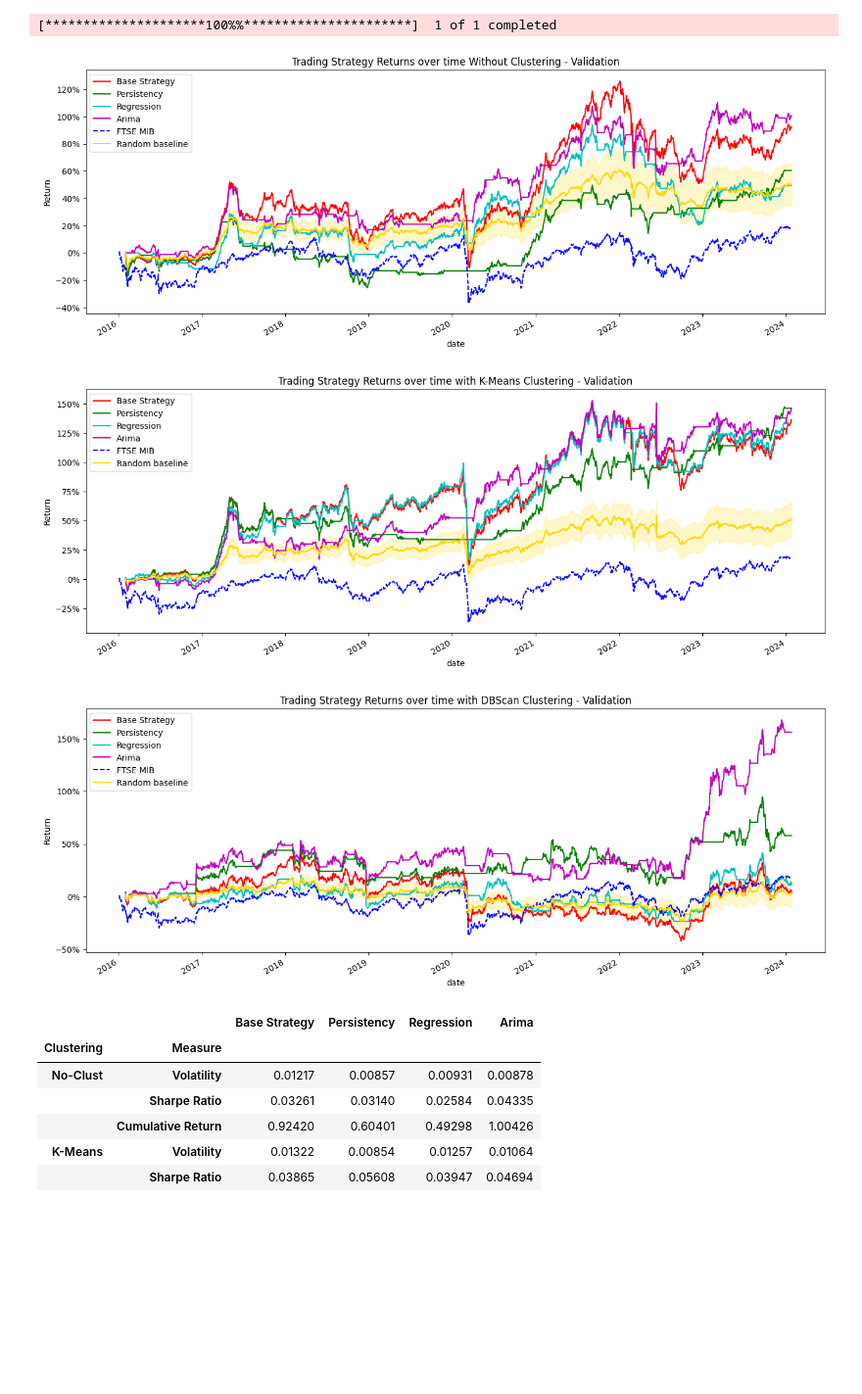
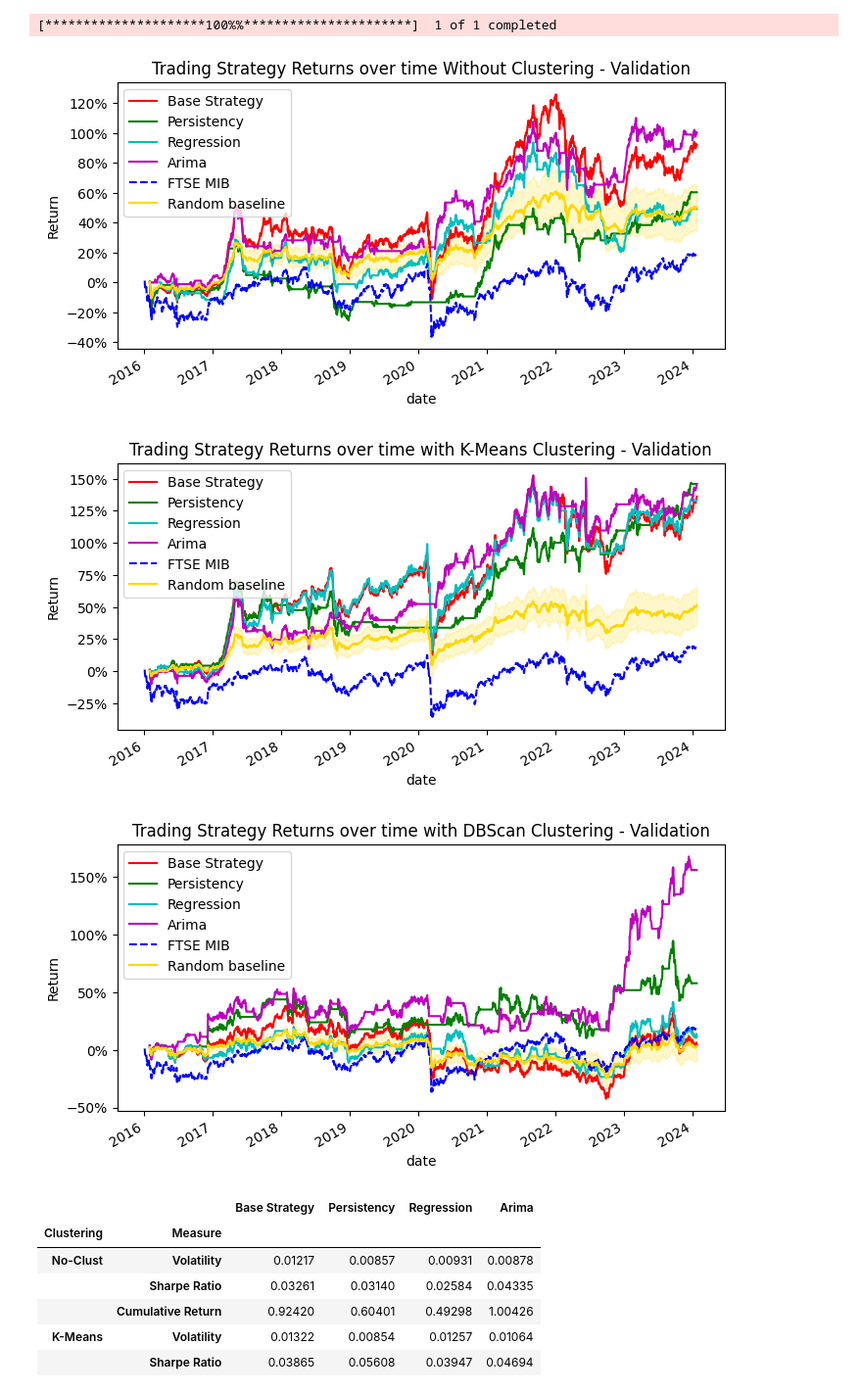
Before and after one commit to francesco-source/Portfolio-Optimization-via-Machine-Learning-Models, a Jupyter notebook: Italian_market.ipynb, the cells around one changed output. Shown at 98% size. Saved outputs shown, nothing was run; the diff lists cells and outputs as text; code cells hidden in the pictures; blank space fills up the shorter version.

```diff
--- a/Italian_market.ipynb
+++ b/Italian_market.ipynb
@@ -650,25 +653,28 @@ else:
 # %%
 plot_portfolio_cumulative_return(result_validation_no,
                                  refering_index= refering_index,
                                  random_returns_df= baselines_val["no"],
                                  title= "Trading Strategy Returns over time Without Clustering - Validation",
+                                 figsize= (8, 4),
                                  save_path= "./Results/Images/IT_noclust_val.png")
 
 plot_portfolio_cumulative_return(result_validation_km,
                                  refering_index= refering_index,
                                  random_returns_df= baselines_val["km"],
                                  title= "Trading Strategy Returns over time with K-Means Clustering - Validation",
+                                 figsize= (8, 4),
                                  save_path= "./Results/Images/IT_kmeans_val.png")
 
 plot_portfolio_cumulative_return(result_validation_db,
                                  refering_index= refering_index,
                                  random_returns_df= baselines_val["db"],
                                  title= "Trading Strategy Returns over time with DBScan Clustering - Validation",
+                                 figsize= (8, 4),
                                  save_path= "./Results/Images/IT_dbscan_val.png")
 # %% [output]
-[figure, old version]
+[figure, new version]
-[figure, old version]
+[figure, new version]
-[figure, old version]
+[figure, new version]
 # %%
 volatility_no = [np.round(float(calculate_volatility(return_strategy)),5) for return_strategy in p_val_results_no]
 sharpe_ratio_no = [np.round(float(calculate_sharpe_ratio(return_strategy)),5) for return_strategy in p_val_results_no]
```
Also changed, not shown: parts of 1 cell of this notebook, 16 other files.
